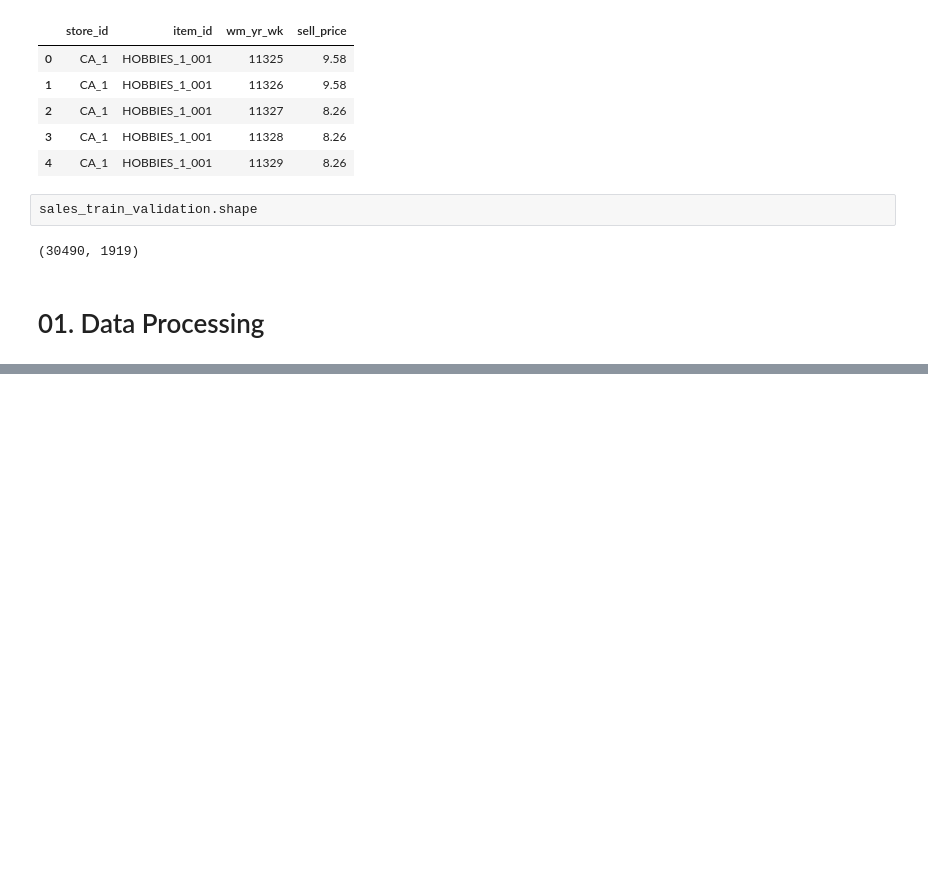
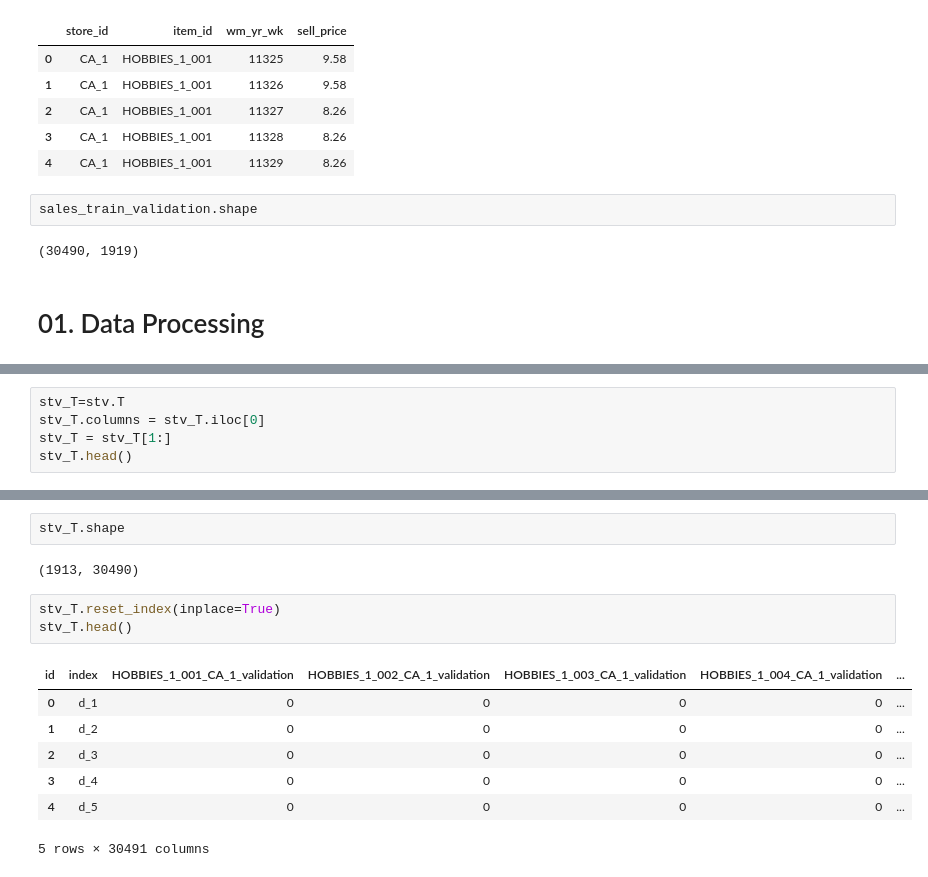
Before and after one commit to kabirmuntasir/2020-M5-Forecasting, a Jupyter notebook: Uncertanity/05102020.ipynb, the cells around one changed output, grey strips where cells are left out. Cells and saved outputs as stored; diff of their text form; blank space fills up the shorter version.

```diff
--- a/Uncertanity/05102020.ipynb
+++ b/Uncertanity/05102020.ipynb
@@ -51,0 +71,5 @@ sales_train_validation.shape
+# %%
+stv_T=stv.T
+stv_T.columns = stv_T.iloc[0]
+stv_T = stv_T[1:]
+stv_T.head()
@@ -51,0 +84,15 @@ sales_train_validation.shape
+# %%
+stv_T.shape
+# %% [output]
+(1913, 30490)
+# %%
+stv_T.reset_index(inplace=True)
+stv_T.head()
+# %% [output]
+| id | index | HOBBIES_1_001_CA_1_validation | HOBBIES_1_002_CA_1_validation | HOBBIES_1_003_CA_1_validation | HOBBIES_1_004_CA_1_validation | ... |
+| 0 | d_1 | 0 | 0 | 0 | 0 | ... |
+| 1 | d_2 | 0 | 0 | 0 | 0 | ... |
+| 2 | d_3 | 0 | 0 | 0 | 0 | ... |
+| 3 | d_4 | 0 | 0 | 0 | 0 | ... |
+| 4 | d_5 | 0 | 0 | 0 | 0 | ... |
+5 rows × 30491 columns
```
Also changed, not shown: parts of 10 cells of this notebook.
